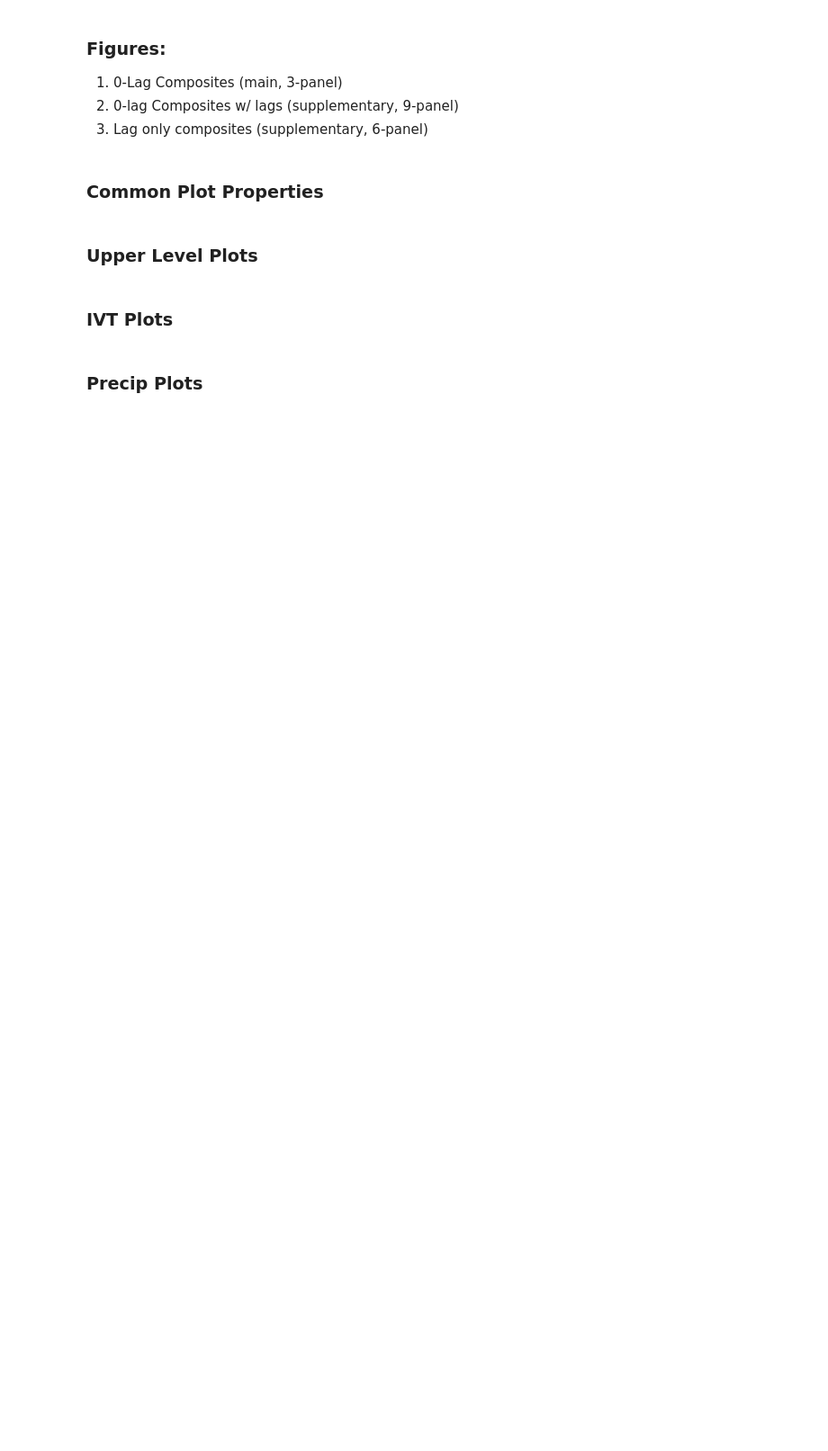
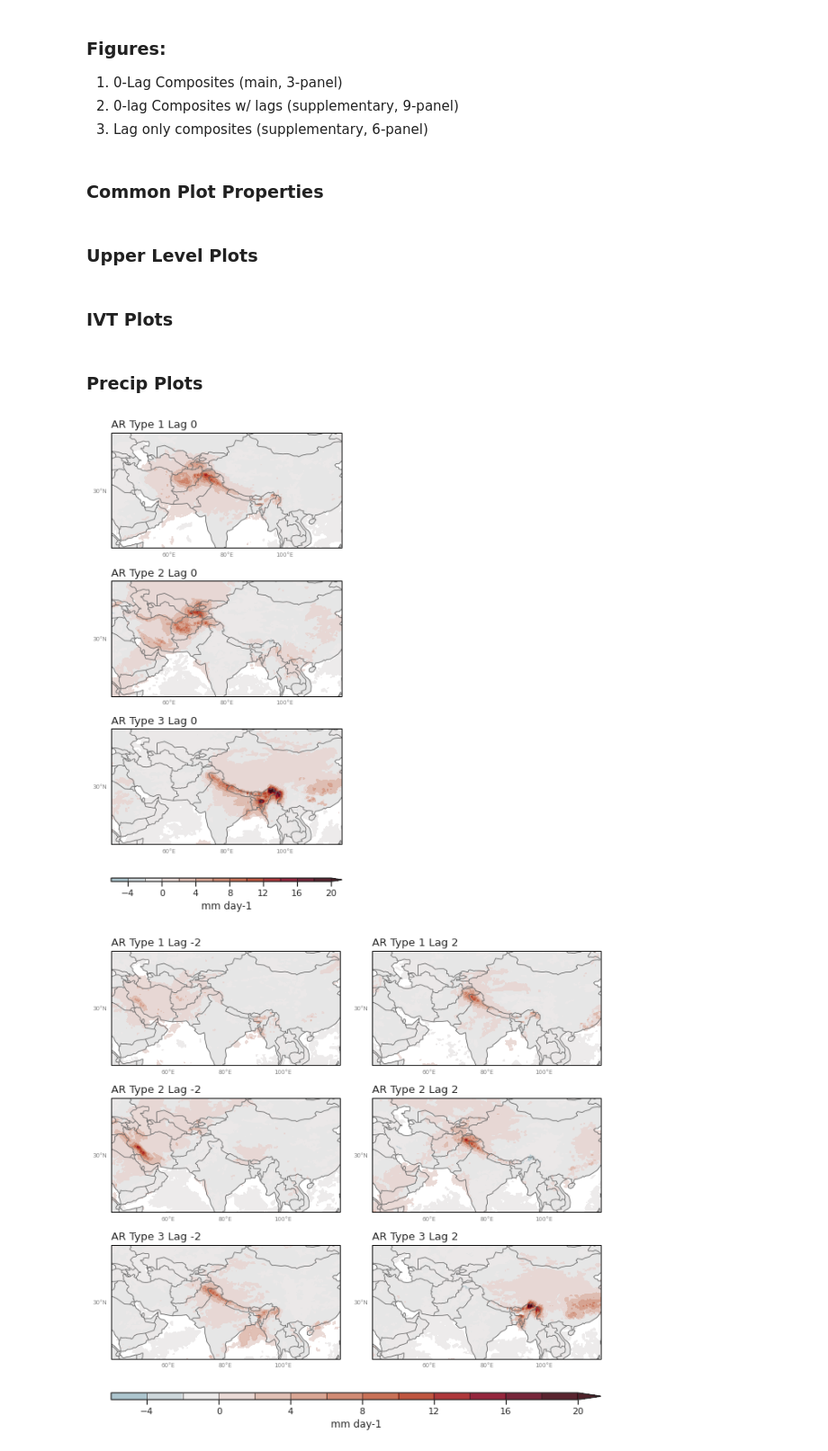
Before and after one commit to dlnash/AR_types, a Jupyter notebook: analysis/composites_all.ipynb, the cells around one changed output. Shown at 90% size. Saved outputs shown, nothing was run; the diff lists cells and outputs as text; code cells hidden in the pictures; blank space fills up the shorter version.

```diff
--- a/analysis/composites_all.ipynb
+++ b/analysis/composites_all.ipynb
@@ -172,7 +173,7 @@ djfmam_dict = {'start_date': '1979-03-01',
 # %%
 #select dictionaries - choose var, anom/nanom, and season
 # upper_ precip_ ivt_ and non_anom anom
-plot_dict = ivt_non_anom
+plot_dict = precip_anom
 # djf_dict mam_dict djfmam_dict
 ar_dict = djfmam_dict
 # %% [markdown]
@@ -409,7 +444,8 @@ for m in range(len(panel_dict)):
 for m in range(len(panel_dict)):
     fig_dict = panel_dict[m]
 
-    filepath = path_to_figs + plot_dict['anom'] + '/' + 'HUV500_' + plot_dict['name']  + '_' + ar_dict['ssn'] + fig_dict['panel'] + '.png'    nrows = fig_dict['nrows']
+    filepath = path_to_figs + plot_dict['anom'] + '/' + 'HUV500_' + plot_dict['name']  + '_' + ar_dict['ssn'] + fig_dict['panel'] + '.png'
+    nrows = fig_dict['nrows']
     ncols = fig_dict['ncols']
     lag_lst = fig_dict['lag_lst']
     artype_lst = fig_dict['artype_lst']
@@ -471,7 +507,8 @@ for m in range(len(panel_dict)):
 for m in range(len(panel_dict)):
     fig_dict = panel_dict[m]
 
-    filepath = path_to_figs + plot_dict['anom'] + '/' + 'HUV500_' + plot_dict['name']  + '_' + ar_dict['ssn'] + fig_dict['panel'] + '.png'    nrows = fig_dict['nrows']
+    filepath = path_to_figs + plot_dict['anom'] + '/' + 'HUV500_' + plot_dict['name']  + '_' + ar_dict['ssn'] + fig_dict['panel'] + '.png'
+    nrows = fig_dict['nrows']
     ncols = fig_dict['ncols']
     lag_lst = fig_dict['lag_lst']
     artype_lst = fig_dict['artype_lst']
@@ -489,30 +526,33 @@ for m in range(len(panel_dict)):
 
     # loop to draw plots
     for k, (ax, lag, ar_type) in enumerate(zip(axgr, lag_lst, artype_lst)):
         data = era_ar_comp.sel(lag=lag, ar=ar_type)
         # lat/lon arrays
         lats = data.lat.values
         lons = data.lon.values
         ax = draw_basemap(ax, extent=[lonmin,lonmax,latmin,latmax], xticks=dx, yticks=dy)
 
         # Contour Filled
 
         # Precip (filled contour)
         prec = data.prec.values
         cf = ax.contourf(lons, lats, prec, transform=datacrs,
                          levels=plot_dict['cflevs'], cmap=plot_dict['cmap'], alpha=0.9, extend='max')
 
        # subtitles
         plt_label = 'AR Type {0} Lag {1}'.format(ar_type, lag)
         ax.set_title(plt_label, loc='left',fontsize=13)
 
 
     # Colorbar (single)
     cb = fig.colorbar(cf, axgr.cbar_axes[0], orientation='horizontal', drawedges=True, extend='both')
     cb.set_label(plot_dict['cb_label'])
 
     # Save figure
     plt.savefig(filepath, dpi=150, bbox_inches='tight')
 
     # Show
     plt.show()
+# %% [output]
+[figure, added]
+[figure, added]
```
Also changed, not shown: parts of 7 cells of this notebook, 4 other files.
